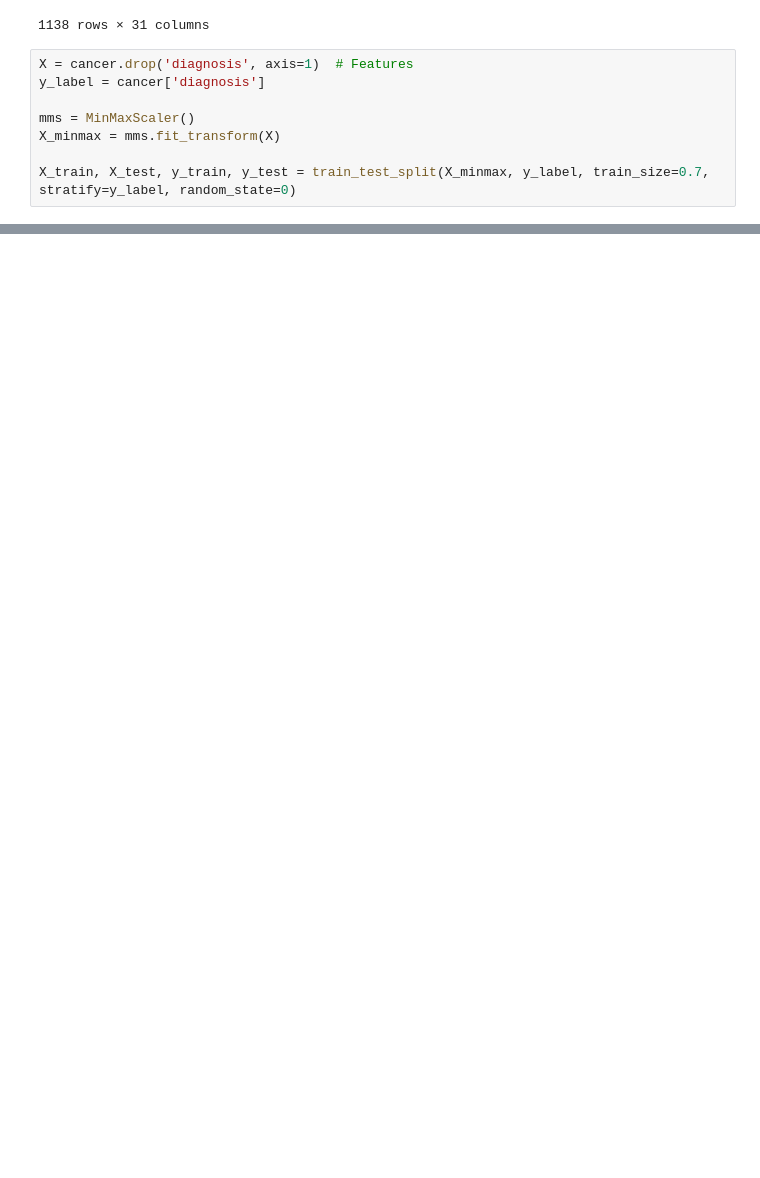
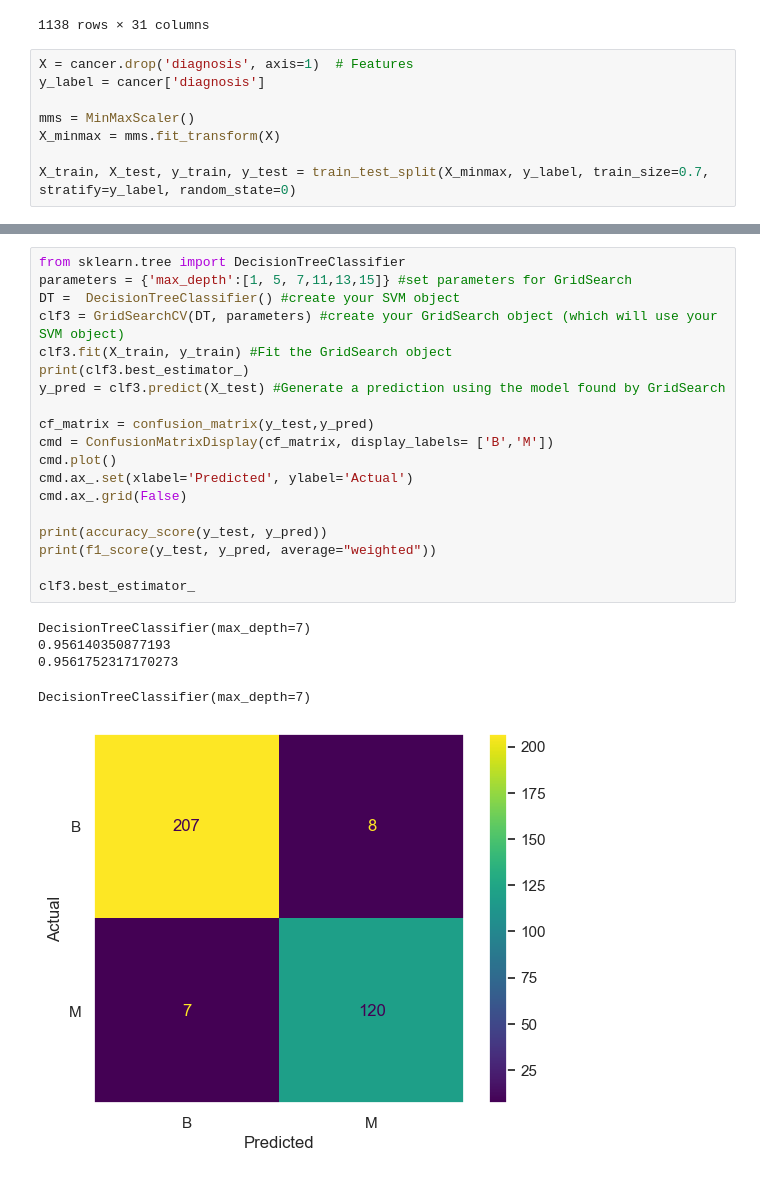
Before and after one commit to vern3432/DSE3002_Varano_Matt_Marcus_PF, a Jupyter notebook: Gilliland-Project-4.ipynb, the cells around one changed output, grey strips where cells are left out. Drawn from its saved outputs; the diff is of its cells as text; blank space fills up the shorter version.

```diff
--- a/Gilliland-Project-4.ipynb
+++ b/Gilliland-Project-4.ipynb
@@ -183,0 +243,25 @@ cmd.ax_.grid(False)
+# %%
+from sklearn.tree import DecisionTreeClassifier
+parameters = {'max_depth':[1, 5, 7,11,13,15]} #set parameters for GridSearch
+DT =  DecisionTreeClassifier() #create your SVM object
+clf3 = GridSearchCV(DT, parameters) #create your GridSearch object (which will use your SVM object)
+clf3.fit(X_train, y_train) #Fit the GridSearch object
+print(clf3.best_estimator_)
+y_pred = clf3.predict(X_test) #Generate a prediction using the model found by GridSearch
+
+cf_matrix = confusion_matrix(y_test,y_pred)
+cmd = ConfusionMatrixDisplay(cf_matrix, display_labels= ['B','M'])
+cmd.plot()
+cmd.ax_.set(xlabel='Predicted', ylabel='Actual')
+cmd.ax_.grid(False)
+
+print(accuracy_score(y_test, y_pred))
+print(f1_score(y_test, y_pred, average="weighted"))
+
+clf3.best_estimator_
+# %% [output]
+DecisionTreeClassifier(max_depth=7)
+0.956140350877193
+0.9561752317170273
+DecisionTreeClassifier(max_depth=7)
+[figure, added]
```
Also changed, not shown: parts of 17 cells of this notebook.
